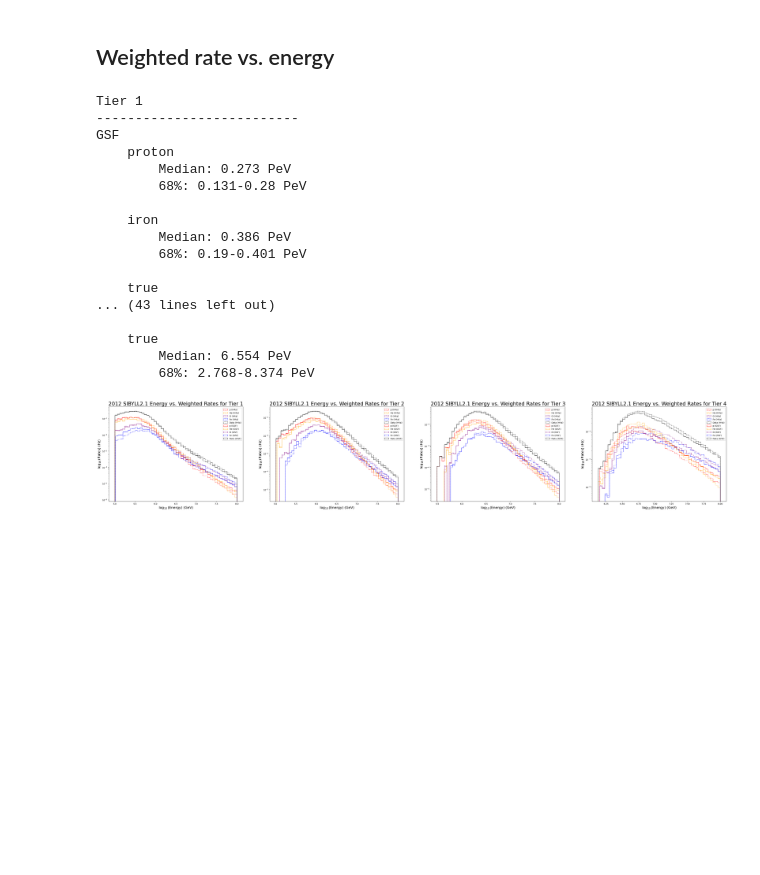
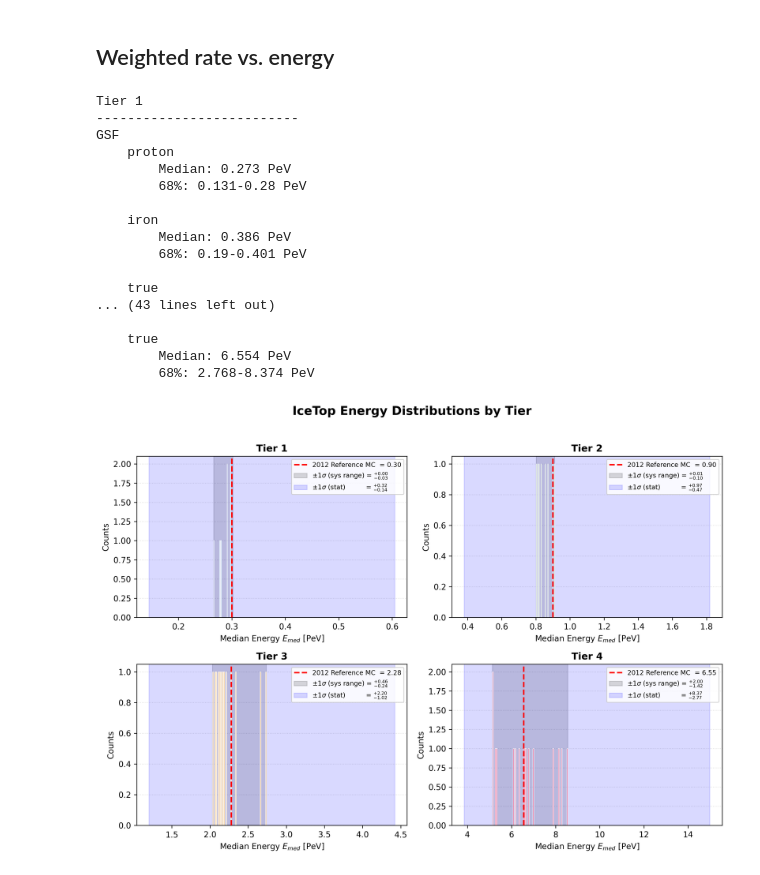
Before and after one commit to bastow-libby/11-year-Update-Paper-Figures, a Jupyter notebook: Table3/IceTop_partial_comp_dict.ipynb, the cells around one changed output. Cells and saved outputs as stored; diff of their text form; code cells hidden in the pictures; blank space fills up the shorter version.

```diff
--- a/Table3/IceTop_partial_comp_dict.ipynb
+++ b/Table3/IceTop_partial_comp_dict.ipynb
@@ -172,7 +172,7 @@ for comp, comp_cut in IC_COMPS.items():
 # Prepare the graphs
 
 
-for tier, tier_cut, ax in zip(TIERS.keys(), TIERS.values(), axs):
+for tier, tier_cut in zip(TIERS.keys(), TIERS.values()):
     # Print Tier for table
     print(tier)
     print('--------------------------')
@@ -224,4 +224,74 @@ GSF
     true
         Median: 6.554 PeV
         68%: 2.768-8.374 PeV
-[figure, removed]
+# %%
+import numpy as np
+import matplotlib.pyplot as plt
+import matplotlib.gridspec as gridspec
+
+IceTop_Tier1 = np.array([0.298, 0.291, 0.291, 0.277, 0.298, 0.279, 0.280, 0.266])
+IceTop_Tier2 = np.array([0.899, 0.819, 0.831, 0.870, 0.910, 0.802, 0.811, 0.856])
+IceTop_Tier3 = np.array([2.275, 2.067, 2.151, 2.179, 2.336, 2.123, 2.192, 2.213, 2.665, 2.737, 2.035, 2.074, 2.110, 2.079, 2.138, 2.167])
+IceTop_Tier4 = np.array([6.554, 6.156, 6.362, 6.086, 6.794, 6.618, 7.003, 6.657, 8.272, 8.548, 5.130, 5.288, 7.874, 5.157, 5.331, 8.136])
+
+# Syst_Emed_ErrLow        = np.array([0.03, 0.10, 0.21, 0.47])
+# Syst_Emed_ErrHigh       = np.array([0.00, 0.01, 0.39, 1.72])
+
+Reference_Emed         = np.array([0.30, 0.90, 2.28, 6.55])
+Reference_Emed_ErrLow  = np.array([0.14, 0.47, 1.02, 2.77])
+Reference_Emed_ErrHigh = np.array([0.32, 0.97, 2.20, 8.37])
+
+tiers = [IceTop_Tier1, IceTop_Tier2, IceTop_Tier3, IceTop_Tier4]
+tier_labels = ['Tier 1', 'Tier 2', 'Tier 3', 'Tier 4']
+colors = ['#2196F3', '#4CAF50', '#FF9800', '#E91E63']
+
+fig, axes = plt.subplots(2, 2, figsize=(11, 8), dpi=300)
+fig.suptitle('IceTop Energy Distributions by Tier', fontsize=15, fontweight='bold', y=0.98)
+
+axes_flat = axes.flatten()
+
+for i, (data, label, color, ref, errlow, errhigh) in enumerate(zip(tiers, tier_labels, colors, Reference_Emed, Reference_Emed_ErrLow, Reference_Emed_ErrHigh)):
+    ax = axes_flat[i]
+    mean = np.mean(data)
+    std  = np.std(data, ddof=1)
+    delta = mean - ref
+    delta_pct = (delta / ref) * 100
+
+    syshigh  = np.abs(np.max(data) - ref)
+    syslow  = np.abs(ref - np.min(data))
+
+    # Adaptive bin count
+    nbins = 10*max(5, len(data) // 2)
+    n, bins, patches = ax.hist(data, bins=nbins, color=color, alpha=0.72,
+                               edgecolor='white', linewidth=0.8, zorder=2)
+
+    # Mean line
+    #ax.axvline(mean, color='black', linewidth=1.8, linestyle='-',  label=f'Mean = {mean:.2f}', zorder=4)
+    # # Reference line
+    ax.axvline(ref,  color='red',   linewidth=1.8, linestyle='--', label=f'2012 Reference MC  = {ref:.2f}',  zorder=4)
+    # ±1σ shading
+    #ax.axvspan(mean - std, mean + std, alpha=0.15, color='black', zorder=1, label=f'±1σ (spread) = {std:.2f}')
+    ax.axvspan(ref - syslow,  ref + syshigh,  alpha=0.15, color='black', zorder=1, label=r'$\pm1\sigma$ (sys range) = $_{-%.2f}^{+%.2f}$' % (syslow,syshigh))
+    ax.axvspan(mean - errlow, mean + errhigh, alpha=0.15, color='blue',  zorder=1, label=r'$\pm1\sigma$ (stat)          = $_{-%.2f}^{+%.2f}$' % (errlow,errhigh))
+
+    ax.set_title(label, fontsize=12, fontweight='bold', pad=6)
+    ax.set_xlabel('Median Energy $E_{med}$ [PeV]', fontsize=10)
+    ax.set_ylabel('Counts', fontsize=10)
+    ax.grid(axis='y', alpha=0.4, linestyle=':', zorder=0)
+    ax.set_axisbelow(True)
+
+    # Stats box
+    # sign = '+' if delta >= 0 else ''
+    # stats_text = (f'$\\bar{{x}}$ = {mean:.3f}\n'
+    #               f'$\\sigma$  = {std:.3f}\n'
+    #               f'$\\Delta$  = {sign}{delta:.3f} ({sign}{delta_pct:.1f}%)')
+    # ax.text(0.97, 0.96, stats_text, transform=ax.transAxes,
+    #         fontsize=9, verticalalignment='top', horizontalalignment='right',
+    #         bbox=dict(boxstyle='round,pad=0.4', facecolor='white',
+    #                   edgecolor=color, alpha=0.9, linewidth=1.5))
+
+    ax.legend(fontsize=8, loc='best', framealpha=0.85)
+
+plt.tight_layout(rect=[0, 0, 1, 0.96])
+# %% [output]
+[figure, added]
```
Also changed, not shown: 18 other files.
